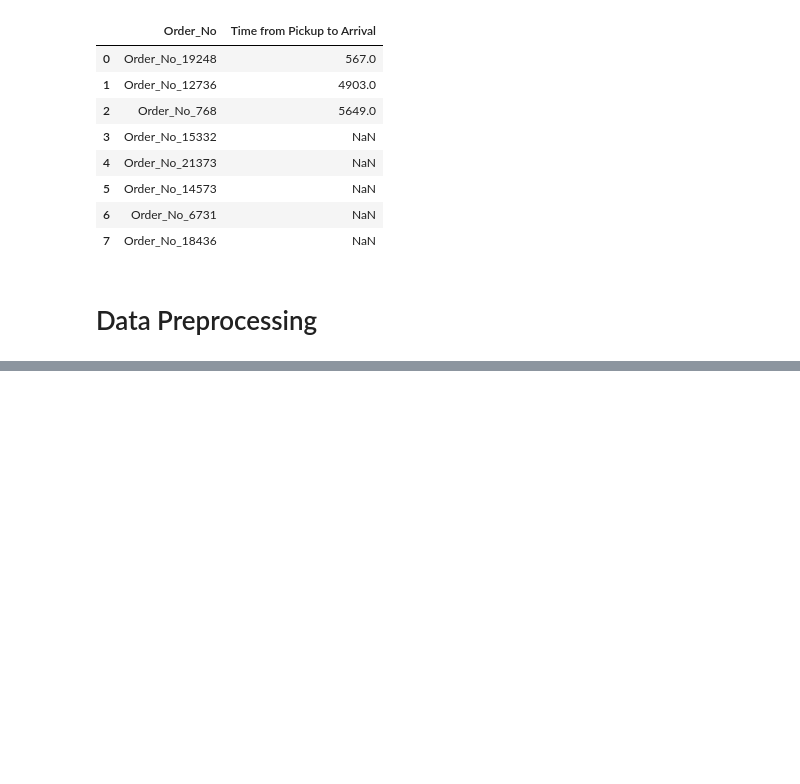
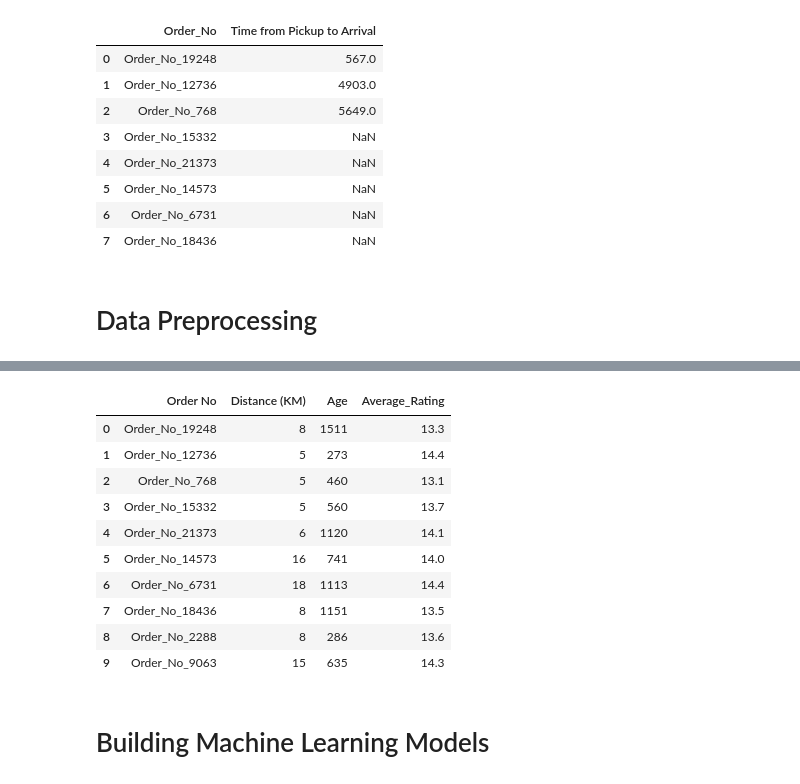
Before and after one commit to Team24-Regression/Regression_Predict_Package, a Jupyter notebook: regression_notebook.ipynb, the cells around one changed output, grey strips where cells are left out. Drawn from its saved outputs; the diff is of its cells as text; code cells hidden in the pictures; blank space fills up the shorter version.

```diff
--- a/regression_notebook.ipynb
+++ b/regression_notebook.ipynb
@@ -278,0 +305,25 @@ dropping unecesarry column and adding of missing values
+# %%
+Test_df = pd.merge(Test_df, Riders_df, left_on='Rider Id', right_on='Rider Id', how='left').drop(['Vehicle Type',
+        'Platform Type', 'Personal or Business', 'Placement - Day of Month',
+       'Placement - Weekday (Mo = 1)', 'Placement - Time','Confirmation - Day of Month',
+       'Confirmation - Weekday (Mo = 1)','Confirmation - Time', 'Arrival at Pickup - Day of Month',
+       'Arrival at Pickup - Weekday (Mo = 1)', 'User Id', 'No_Of_Orders',
+       'Arrival at Pickup - Time','Pickup - Day of Month', 'Pickup - Weekday (Mo = 1)',
+       'Pickup - Time', 'Temperature','Precipitation in millimeters', 'Pickup Lat', 'Pickup Long',
+       'Destination Lat', 'Destination Long', 'Rider Id',"No_of_Ratings"], axis = 1)
+# %%
+Test_df.head(10)
+# %% [output]
+|  | Order No | Distance (KM) | Age | Average_Rating |
+| 0 | Order_No_19248 | 8 | 1511 | 13.3 |
+| 1 | Order_No_12736 | 5 | 273 | 14.4 |
+| 2 | Order_No_768 | 5 | 460 | 13.1 |
+| 3 | Order_No_15332 | 5 | 560 | 13.7 |
+| 4 | Order_No_21373 | 6 | 1120 | 14.1 |
+| 5 | Order_No_14573 | 16 | 741 | 14.0 |
+| 6 | Order_No_6731 | 18 | 1113 | 14.4 |
+| 7 | Order_No_18436 | 8 | 1151 | 13.5 |
+| 8 | Order_No_2288 | 8 | 286 | 13.6 |
+| 9 | Order_No_9063 | 15 | 635 | 14.3 |
+# %% [markdown]
+# Building Machine Learning Models
```
Also changed, not shown: parts of 5 cells of this notebook.
